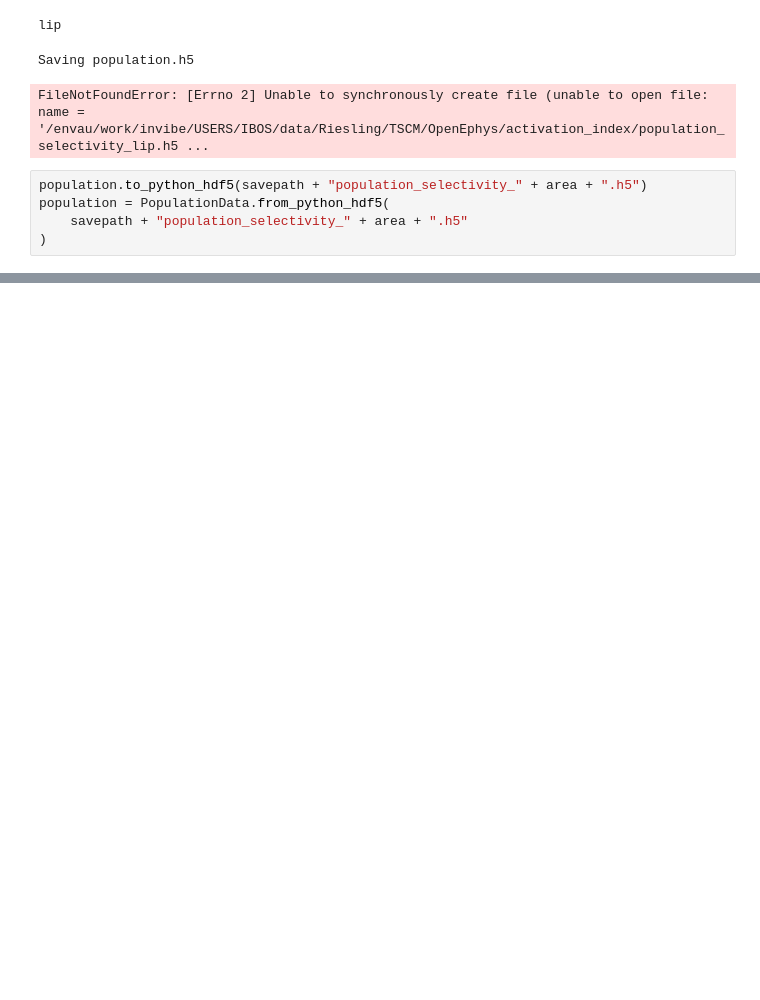
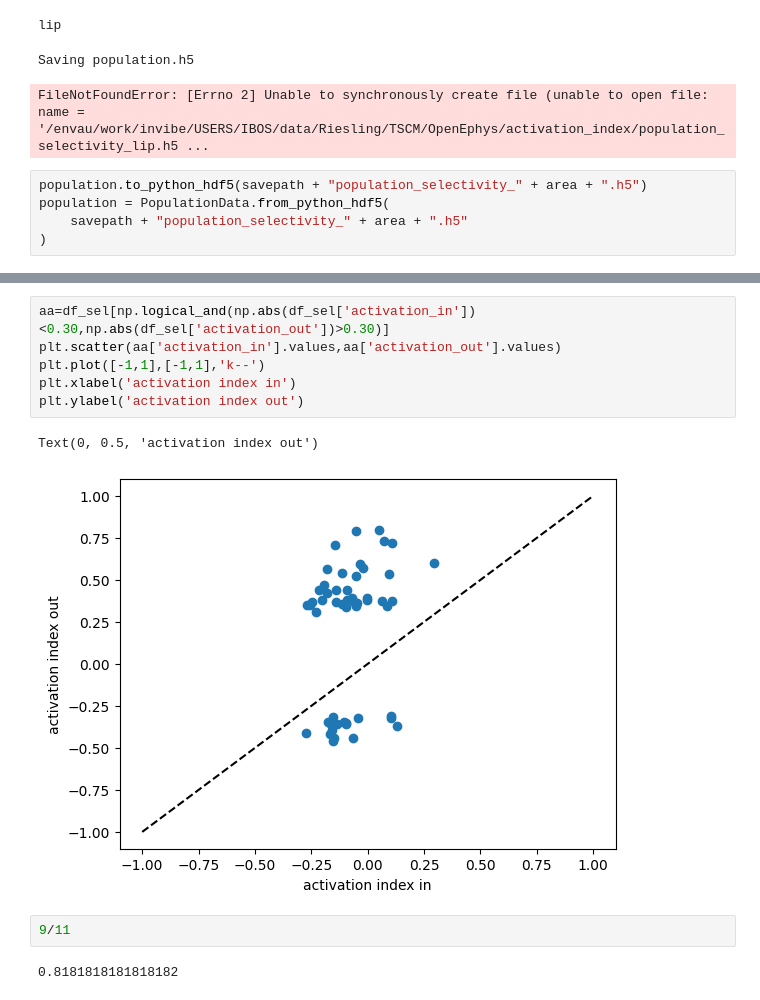
Before and after one commit to Ibos-lab/Users, a Jupyter notebook: losadac/data_stats/rf_position/activation_index.ipynb, the cells around one changed output, grey strips where cells are left out. Cells and saved outputs as stored; diff of their text form; blank space fills up the shorter version.

```diff
--- a/losadac/data_stats/rf_position/activation_index.ipynb
+++ b/losadac/data_stats/rf_position/activation_index.ipynb
@@ -158,0 +307,13 @@ population = PopulationData.from_python_hdf5(
+# %%
+aa=df_sel[np.logical_and(np.abs(df_sel['activation_in'])<0.30,np.abs(df_sel['activation_out'])>0.30)]
+plt.scatter(aa['activation_in'].values,aa['activation_out'].values)
+plt.plot([-1,1],[-1,1],'k--')
+plt.xlabel('activation index in')
+plt.ylabel('activation index out')
+# %% [output]
+Text(0, 0.5, 'activation index out')
+[figure, added]
+# %%
+9/11
+# %% [output]
+0.8181818181818182
```
Also changed, not shown: parts of 21 cells of this notebook, 2 other files.
